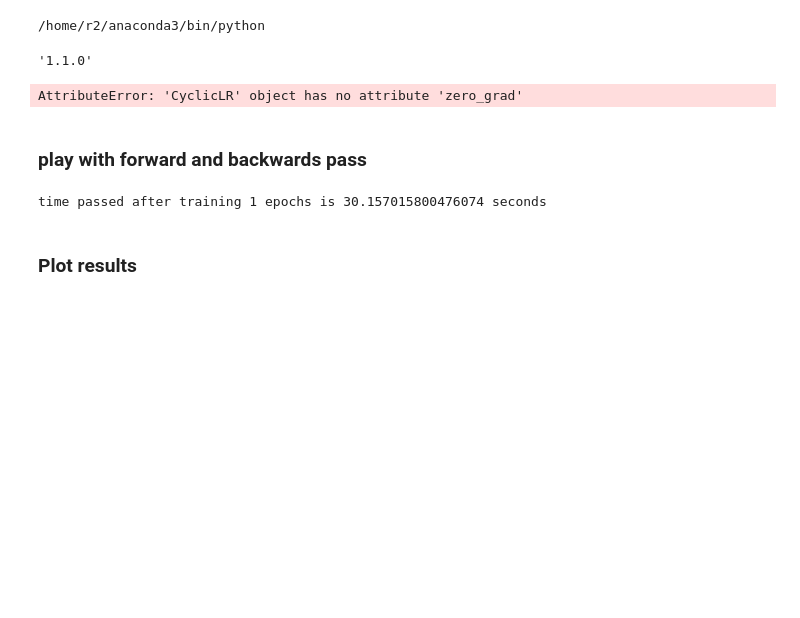
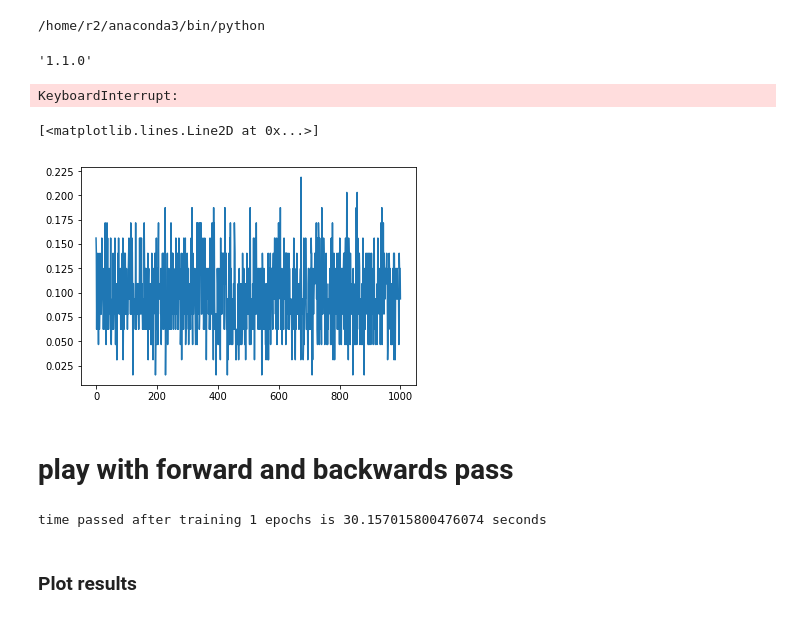
Before and after one commit to khushdeep-singh/DD2424project, a Jupyter notebook: assignmentforsaturdayOla.ipynb, the cells around one changed output. Cells and saved outputs as stored; diff of their text form; code cells hidden in the pictures; blank space fills up the shorter version.

Commit message:
solved the no zero_grad() issue

```diff
--- a/assignmentforsaturdayOla.ipynb
+++ b/assignmentforsaturdayOla.ipynb
@@ -219,30 +219,32 @@ max_lr = 3
 min_lr = 0.01
 max_iterations = 1000
 stepsize = (max_lr-min_lr)/max_iterations
-lr_accuracy = []
+
 
 train_iterator = iter(train_data_loader)
 n_batches = len(train_iterator)
 batch = 0
 
 lr = min_lr
-optimizer_sgd = optim.SGD(resnet_rtest.parameters(),
-                            lr=0.1,
-                            momentum=0.9,
-                            weight_decay=1e-4)
-optimizer_rtest = torch.optim.lr_scheduler.CyclicLR(optimizer_sgd,
-                                                    min_lr,
-                                                    max_lr,
-                                                    step_size_up=max_iterations,
-                                                    step_size_down=None,
-                                                    mode='triangular',
-                                                    gamma=1.0,
-                                                    scale_fn=None,
-                                                    scale_mode='cycle',
-                                                    cycle_momentum=False,
-                                                    base_momentum=0.8,
-                                                    max_momentum=0.9,
-                                                    last_epoch=-1)
+optimizer = optim.SGD(resnet_rtest.parameters(),
+                      lr=0.1,
+                      momentum=0.9,
+                      weight_decay=1e-4)
+scheduler = torch.optim.lr_scheduler.CyclicLR(optimizer,
+                                                min_lr,
+                                                max_lr,
+                                                step_size_up=max_iterations,
+                                                step_size_down=None,
+                                                mode='triangular',
+                                                gamma=1.0,
+                                                scale_fn=None,
+                                                scale_mode='cycle',
+                                                cycle_momentum=False,
+                                                base_momentum=0.8,
+                                                max_momentum=0.9,
+                                                last_epoch=-1)
+
+lr_accuracy = []
 for i in range(max_iterations):
     batch += 1
     if batch >= n_batches:
@@ -256,13 +258,19 @@ for i in range(max_iterations):
     output      = loss_xent(prediction, labels)
     lr_accuracy = lr_accuracy + [get_xent_acc(prediction, labels)]
 
-    optimizer_rtest.zero_grad()
+    scheduler.optimizer.zero_grad()
     output.backward() # calculates gradients
-    optimizer_rtest.step()  # updates weights
+    scheduler.step()  # updates weights
 # %% [output]
-AttributeError: 'CyclicLR' object has no attribute 'zero_grad'
+KeyboardInterrupt:
+# %%
+x1 = np.array([np.linspace(0, len(lr_accuracy), len(lr_accuracy))])[0]
+plt.plot(x1, np.array(lr_accuracy))
+# %% [output]
+[<matplotlib.lines.Line2D at 0x...>]
+[figure, added]
 # %% [markdown]
-### play with forward and backwards pass
+# play with forward and backwards pass
 # %%
 start    = time.time()
 f"""load previous model"""
```
